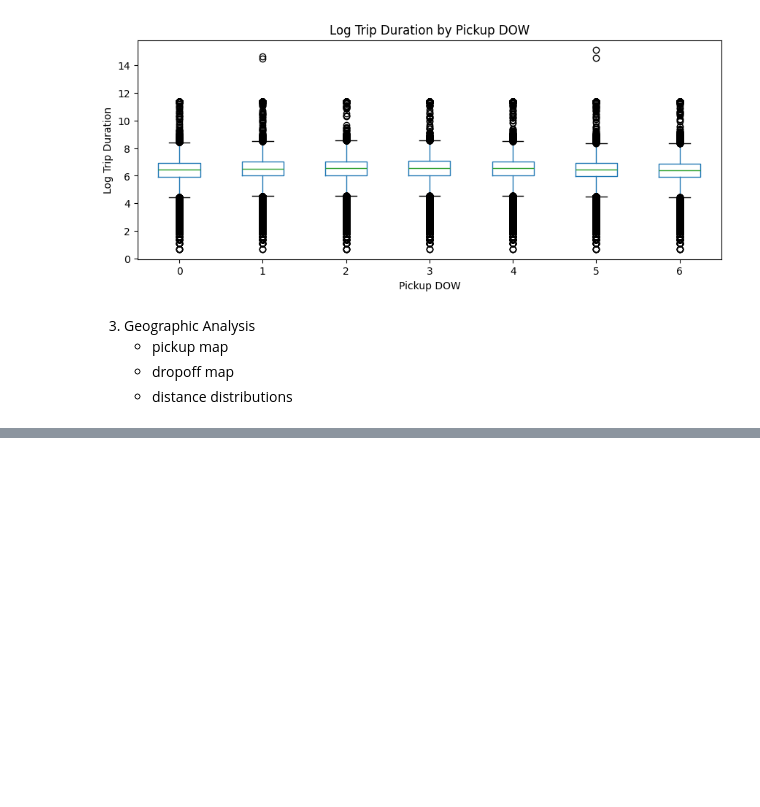
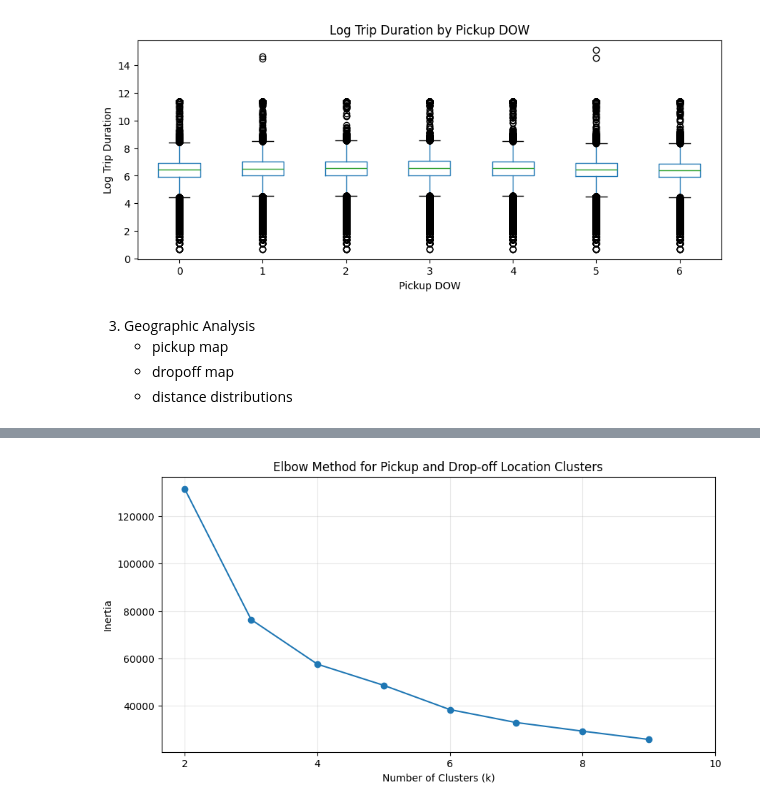
Before and after one commit to claricemottet/kaggle_NYC_taxi_times, a Jupyter notebook: exploratory_notebooks/data_exploration.ipynb, the cells around one changed output, grey strips where cells are left out. Drawn from its saved outputs; the diff is of its cells as text; code cells hidden in the pictures; blank space fills up the shorter version.

```diff
--- a/exploratory_notebooks/data_exploration.ipynb
+++ b/exploratory_notebooks/data_exploration.ipynb
@@ -687,0 +802,87 @@ plt.show()
+# %%
+
+from sklearn.cluster import MiniBatchKMeans
+from sklearn.preprocessing import StandardScaler
+
+
+# Combine pickup and drop-off coordinates
+pickup_coordinates = df_train[
+    ["pickup_latitude", "pickup_longitude"]
+].rename(
+    columns={
+        "pickup_latitude": "latitude",
+        "pickup_longitude": "longitude"
+    }
+)
+
+dropoff_coordinates = df_train[
+    ["dropoff_latitude", "dropoff_longitude"]
+].rename(
+    columns={
+        "dropoff_latitude": "latitude",
+        "dropoff_longitude": "longitude"
+    }
+)
+
+all_coordinates = pd.concat(
+    [pickup_coordinates, dropoff_coordinates],
+    ignore_index=True
+).dropna()
+
+
+# # Optional but recommended: remove clearly invalid geographic points
+# all_coordinates = all_coordinates[
+#     all_coordinates["longitude"].between(-74.30, -73.60)
+#     & all_coordinates["latitude"].between(40.45, 41.00)
+# ]
+
+
+# Sample coordinates so the elbow calculation runs faster
+coordinate_sample = all_coordinates.sample(
+    n=min(100_000, len(all_coordinates)),
+    random_state=42
+)
+
+
+# Scale latitude and longitude
+scaler = StandardScaler()
+
+coordinates_scaled = scaler.fit_transform(
+    coordinate_sample[["latitude", "longitude"]]
+)
+
+
+# Calculate inertia for different values of k
+k_values = range(2, 10)
+inertias = []
+
+for k in k_values:
+    kmeans = MiniBatchKMeans(
+        n_clusters=k,
+        random_state=42,
+        batch_size=4096,
+        n_init=10
+    )
+
+    kmeans.fit(coordinates_scaled)
+    inertias.append(kmeans.inertia_)
+
+
+# Plot the elbow graph
+plt.figure(figsize=(10, 5))
+
+plt.plot(
+    k_values,
+    inertias,
+    marker="o"
+)
+
+plt.xticks(range(2, 11, 2))
+plt.xlabel("Number of Clusters (k)")
+plt.ylabel("Inertia")
+plt.title("Elbow Method for Pickup and Drop-off Location Clusters")
+plt.grid(alpha=0.3)
+
+plt.show()
+# %% [output]
+[figure, added]
```
Also changed, not shown: parts of 30 cells of this notebook, 1 other file.
